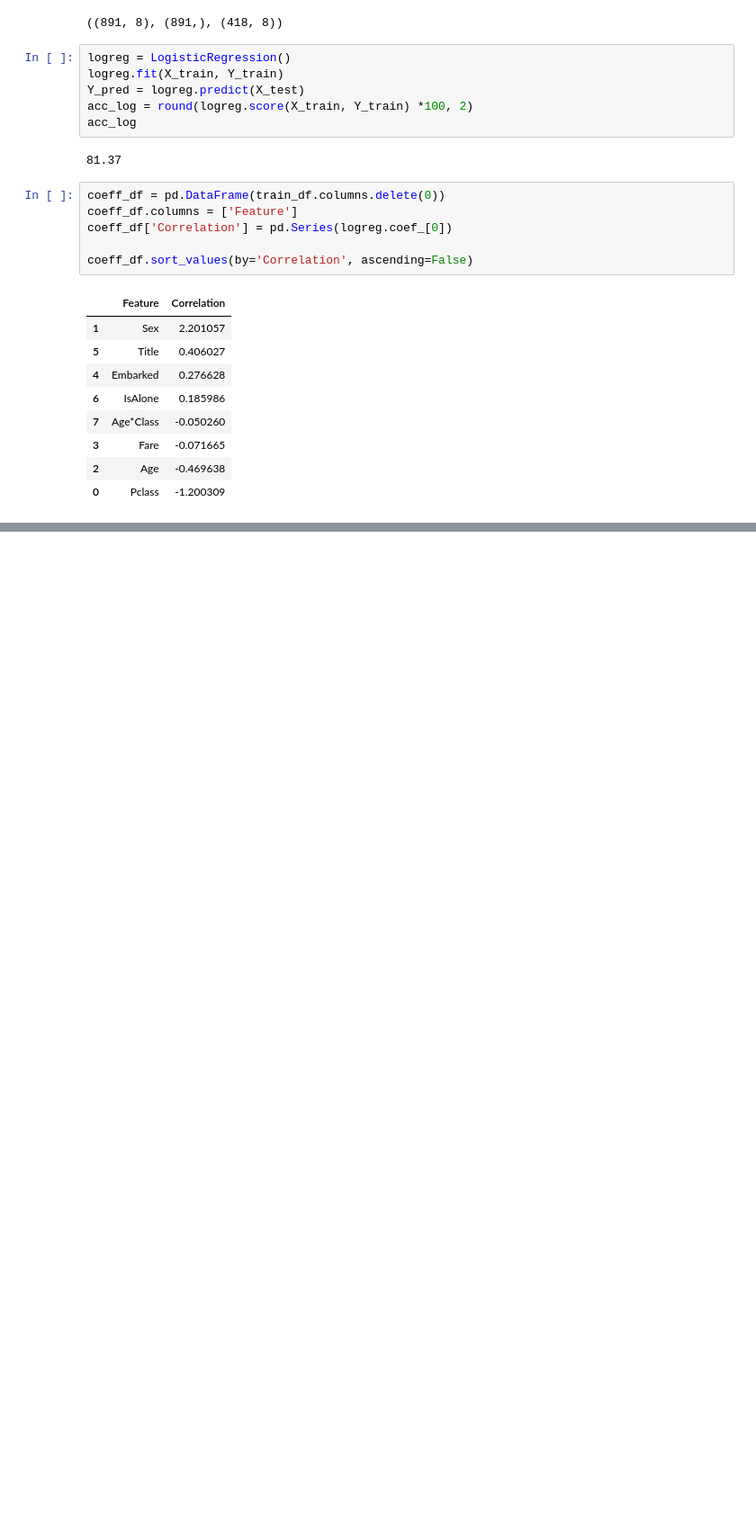
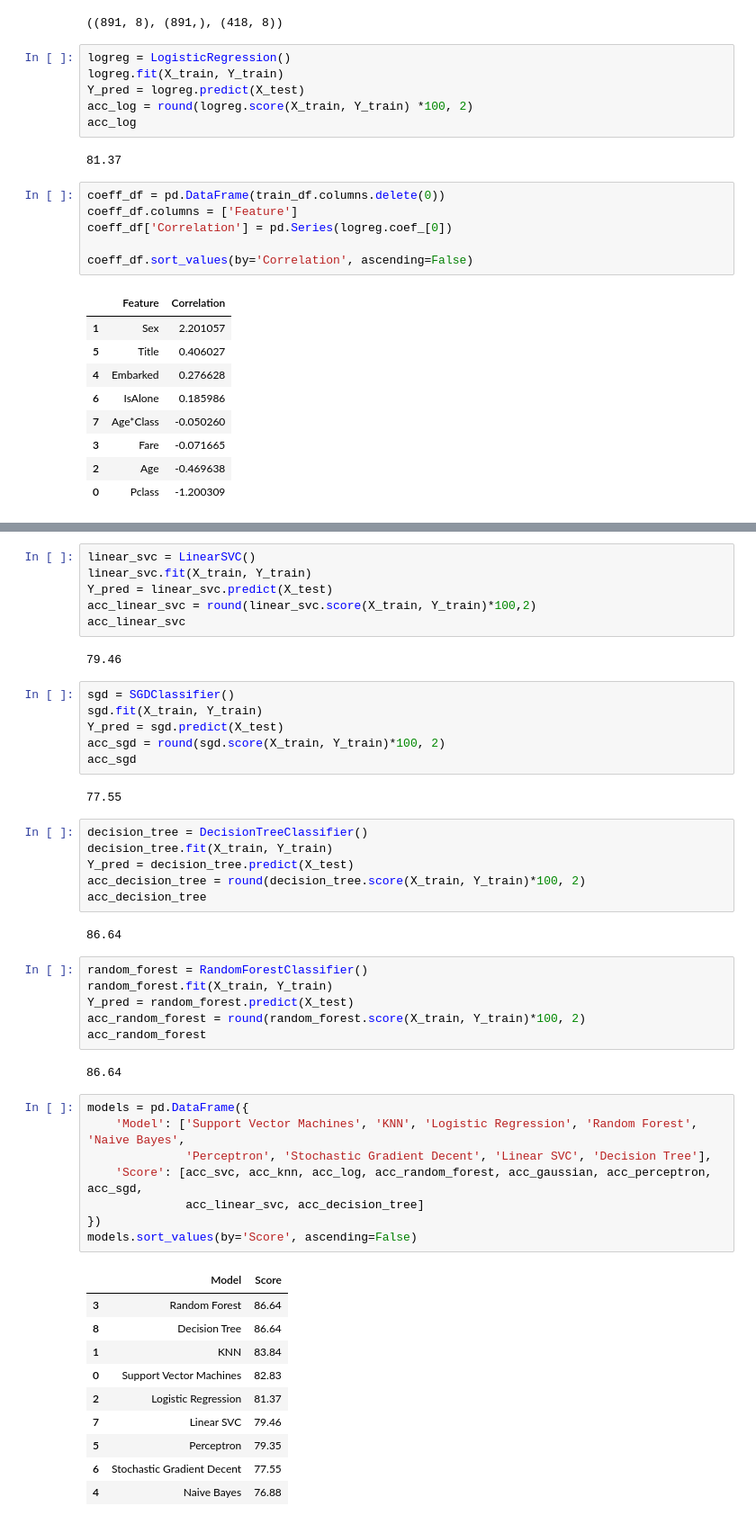
Before and after one commit to jsj267/Kaggle-Struggle, a Jupyter notebook: kaggle transcript/Titanic Data Science Solutions.ipynb, the cells around one changed output, grey strips where cells are left out. Shown: that part at 90% size. Cells and saved outputs as stored; diff of their text form; blank space fills up the shorter version.

```diff
--- a/kaggle transcript/Titanic Data Science Solutions.ipynb
+++ b/kaggle transcript/Titanic Data Science Solutions.ipynb
@@ -479,0 +507,51 @@ SVC()
+# %%
+linear_svc = LinearSVC()
+linear_svc.fit(X_train, Y_train)
+Y_pred = linear_svc.predict(X_test)
+acc_linear_svc = round(linear_svc.score(X_train, Y_train)*100,2)
+acc_linear_svc
+# %% [output]
+79.46
+# %%
+sgd = SGDClassifier()
+sgd.fit(X_train, Y_train)
+Y_pred = sgd.predict(X_test)
+acc_sgd = round(sgd.score(X_train, Y_train)*100, 2)
+acc_sgd
+# %% [output]
+77.55
+# %%
+decision_tree = DecisionTreeClassifier()
+decision_tree.fit(X_train, Y_train)
+Y_pred = decision_tree.predict(X_test)
+acc_decision_tree = round(decision_tree.score(X_train, Y_train)*100, 2)
+acc_decision_tree
+# %% [output]
+86.64
+# %%
+random_forest = RandomForestClassifier()
+random_forest.fit(X_train, Y_train)
+Y_pred = random_forest.predict(X_test)
+acc_random_forest = round(random_forest.score(X_train, Y_train)*100, 2)
+acc_random_forest
+# %% [output]
+86.64
+# %%
+models = pd.DataFrame({
+    'Model': ['Support Vector Machines', 'KNN', 'Logistic Regression', 'Random Forest', 'Naive Bayes',
+              'Perceptron', 'Stochastic Gradient Decent', 'Linear SVC', 'Decision Tree'],
+    'Score': [acc_svc, acc_knn, acc_log, acc_random_forest, acc_gaussian, acc_perceptron, acc_sgd,
+              acc_linear_svc, acc_decision_tree]
+})
+models.sort_values(by='Score', ascending=False)
+# %% [output]
+|  | Model | Score |
+| 3 | Random Forest | 86.64 |
+| 8 | Decision Tree | 86.64 |
+| 1 | KNN | 83.84 |
+| 0 | Support Vector Machines | 82.83 |
+| 2 | Logistic Regression | 81.37 |
+| 7 | Linear SVC | 79.46 |
+| 5 | Perceptron | 79.35 |
+| 6 | Stochastic Gradient Decent | 77.55 |
+| 4 | Naive Bayes | 76.88 |
```
Also changed, not shown: parts of 7 cells of this notebook.
